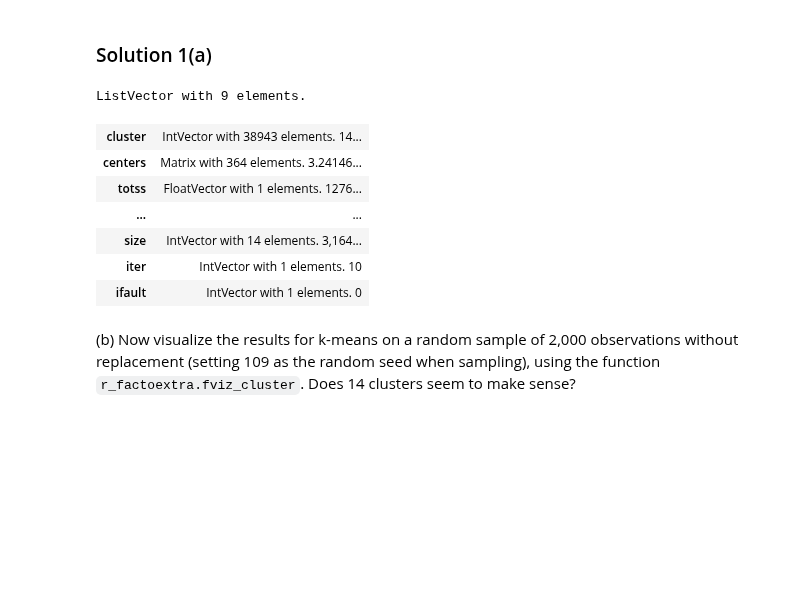
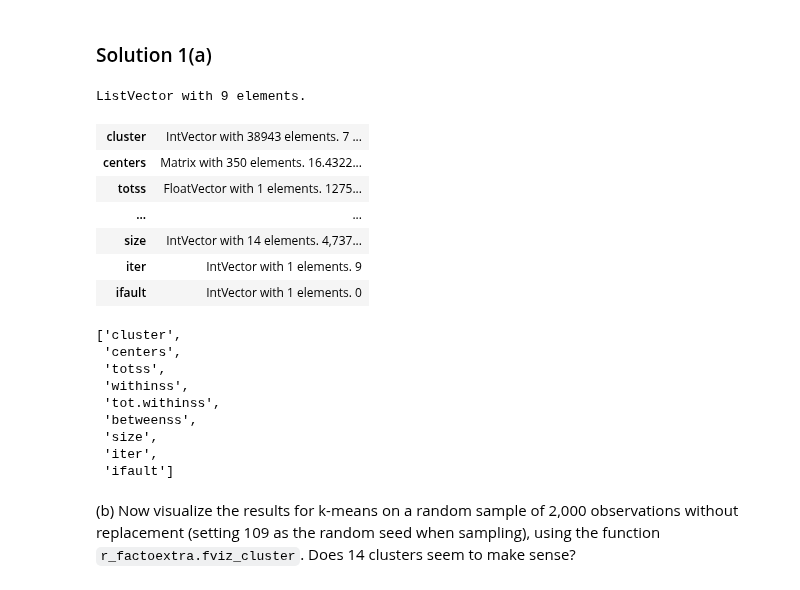
Before and after one commit to srk-apts/CS109B, a Jupyter notebook: HW/cs109b_hw5.ipynb, the cells around one changed output. Cells and saved outputs as stored; diff of their text form; code cells hidden in the pictures; blank space fills up the shorter version.

```diff
--- a/HW/cs109b_hw5.ipynb
+++ b/HW/cs109b_hw5.ipynb
@@ -152,3 +152,5 @@ postures_df.describe()
 | 75% | 5.000000 | 12.000000 | 77.390834 | 130.932659 | 7.998678 | 75.560564 | 131.729311 | 9.065824 | 74.435194 | 130.794462 | ... | ... |
 | max | 5.000000 | 14.000000 | 160.850926 | 169.175464 | 113.345119 | 158.783454 | 170.209350 | 104.697852 | 163.547310 | 168.186466 | ... | ... |
 8 rows × 26 columns
+# %%
+postures_df['User'][postures_df['User']<=2] = postures_df['User']+1
@@ -163,15 +172,29 @@ clusters = len(postures_df['User'].unique())
+# %%
+df_cols = list(set(postures_df.columns)^set(['User']))
+py_postures_df = postures_df[df_cols]
 # %%
 #your code here
+clusters = len(postures_df['User'].unique())
 random.seed(109)
-kmeans_out = r_stats.kmeans(postures_df, centers=clusters, nstart=46)
-kmeans_out
+kmeans_out14 = r_stats.kmeans(py_postures_df, centers=clusters, nstart=46)
+display(kmeans_out14)
+display(list(kmeans_out14.names))
 # %% [output]
 ListVector with 9 elements.
-| cluster | IntVector with 38943 elements. 14... |
-| centers | Matrix with 364 elements. 3.24146... |
-| totss | FloatVector with 1 elements. 1276... |
+| cluster | IntVector with 38943 elements. 7 ... |
+| centers | Matrix with 350 elements. 16.4322... |
+| totss | FloatVector with 1 elements. 1275... |
 | ... | ... |
-| size | IntVector with 14 elements. 3,164... |
-| iter | IntVector with 1 elements. 10 |
+| size | IntVector with 14 elements. 4,737... |
+| iter | IntVector with 1 elements. 9 |
 | ifault | IntVector with 1 elements. 0 |
+['cluster',
+ 'centers',
+ 'totss',
+ 'withinss',
+ 'tot.withinss',
+ 'betweenss',
+ 'size',
+ 'iter',
+ 'ifault']
 # %%
```
Also changed, not shown: parts of 31 cells of this notebook.
